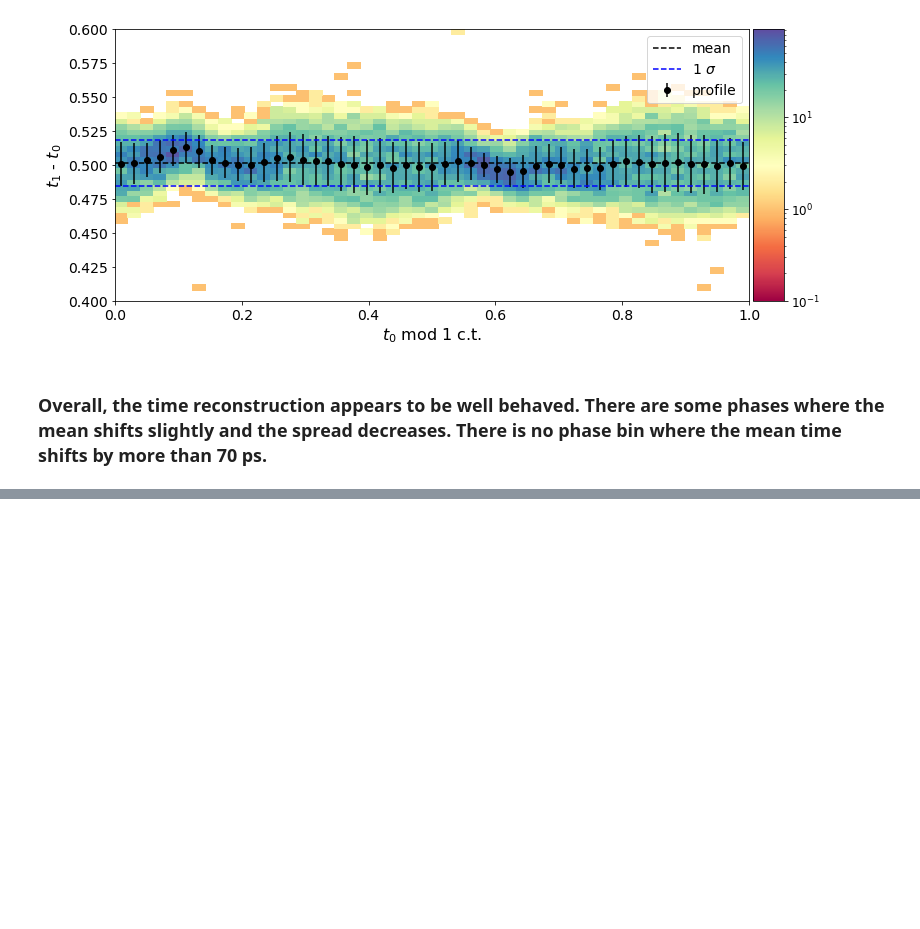
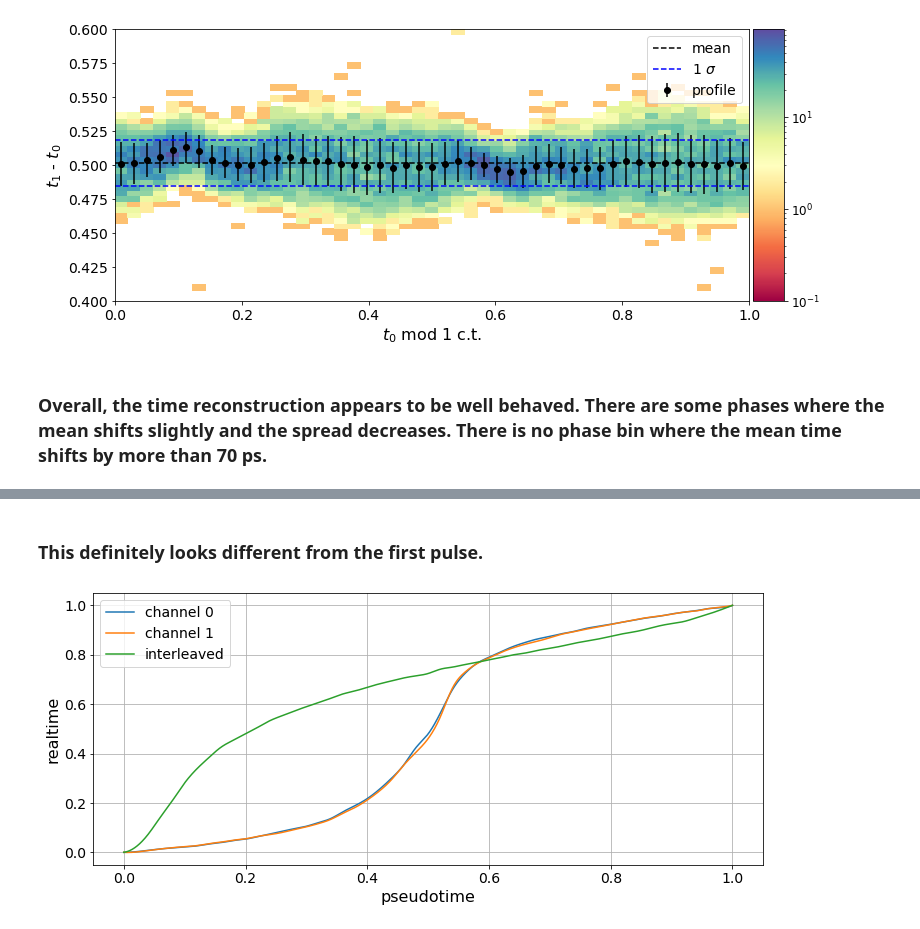
Before and after one commit to baldonia/wdc_zedboard, a Jupyter notebook: notebooks/nov_18_2020_measurements.ipynb, the cells around one changed output, grey strips where cells are left out. Saved outputs shown, nothing was run; the diff lists cells and outputs as text; code cells hidden in the pictures; blank space fills up the shorter version.

```diff
--- a/notebooks/nov_18_2020_measurements.ipynb
+++ b/notebooks/nov_18_2020_measurements.ipynb
@@ -759,0 +716,20 @@ Text(0, 0.5, '$t_1$ - $t_0$')
+# %% [markdown]
+### This definitely looks different from the first pulse.
+# %%
+rt_maps = []
+for hist in hists:
+    cumsum = np.cumsum(hist) / hist.sum()
+    x = ptime_hist_bins
+    y = np.hstack((np.zeros(1), cumsum))
+    rt_maps.append(UnivariateSpline(x, y, s=0))
+
+fig, ax = plt.subplots(figsize=(12, 5))
+t = np.linspace(0, 1, 1000)
+for rt_map, label in zip(rt_maps, ['channel 0', 'channel 1', 'interleaved']):
+    ax.plot(t, rt_map(t), label=label)
+ax.set_xlabel('pseudotime')
+ax.set_ylabel('realtime')
+ax.legend()
+ax.grid()
+# %% [output]
+[figure, added]
```
Also changed, not shown: parts of 33 cells of this notebook, 4 other files.
